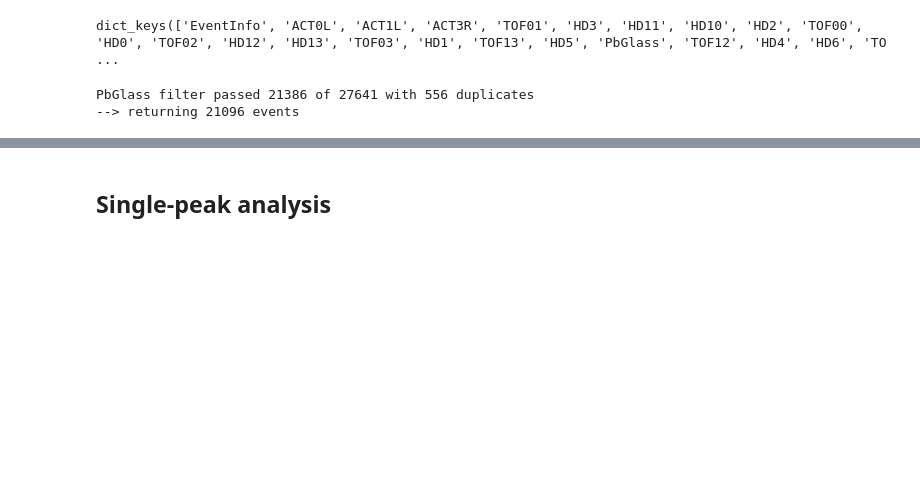
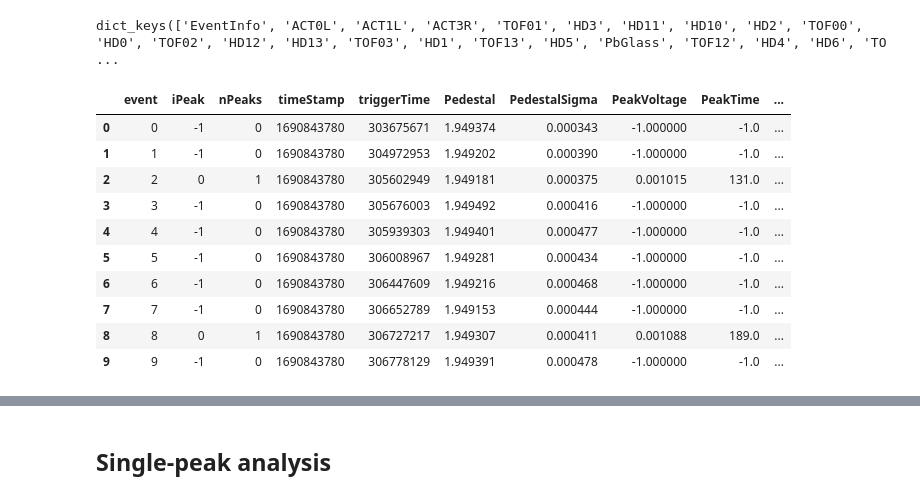
Before and after one commit to jerenner/T9BeamTestAna, a Jupyter notebook: python/new_analysis/hodoscope/hodoscope_analysis.ipynb, the cells around one changed output, grey strips where cells are left out. Drawn from its saved outputs; the diff is of its cells as text; code cells hidden in the pictures; blank space fills up the shorter version.

```diff
--- a/python/new_analysis/hodoscope/hodoscope_analysis.ipynb
+++ b/python/new_analysis/hodoscope/hodoscope_analysis.ipynb
@@ -441,11 +116,18 @@ df_dict = read_dataframes_from_csv("/Users/jrenner/temp/hk/beamtest/ntuple_dataf
 df_dict.keys()
 # %% [output]
 dict_keys(['EventInfo', 'ACT0L', 'ACT1L', 'ACT3R', 'TOF01', 'HD3', 'HD11', 'HD10', 'HD2', 'TOF00', 'HD0', 'TOF02', 'HD12', 'HD13', 'TOF03', 'HD1', 'TOF13', 'HD5', 'PbGlass', 'TOF12', 'HD4', 'HD6', 'TO ...
-# %%
-# Filter 'PbGlass' Peaks Based on Timing
-pb_timing_range = (45, 75)
-pb_filtered = filter_range("PbGlass",df_dict['PbGlass'],'PeakTime',pb_timing_range)
-# %% [output]
-PbGlass filter passed 21386 of 27641 with 556 duplicates
---> returning 21096 events
+# %%
+df_dict['HD1'].head(10)
+# %% [output]
+|  | event | iPeak | nPeaks | timeStamp | triggerTime | Pedestal | PedestalSigma | PeakVoltage | PeakTime | ... |
+| 0 | 0 | -1 | 0 | 1690843780 | 303675671 | 1.949374 | 0.000343 | -1.000000 | -1.0 | ... |
+| 1 | 1 | -1 | 0 | 1690843780 | 304972953 | 1.949202 | 0.000390 | -1.000000 | -1.0 | ... |
+| 2 | 2 | 0 | 1 | 1690843780 | 305602949 | 1.949181 | 0.000375 | 0.001015 | 131.0 | ... |
+| 3 | 3 | -1 | 0 | 1690843780 | 305676003 | 1.949492 | 0.000416 | -1.000000 | -1.0 | ... |
+| 4 | 4 | -1 | 0 | 1690843780 | 305939303 | 1.949401 | 0.000477 | -1.000000 | -1.0 | ... |
+| 5 | 5 | -1 | 0 | 1690843780 | 306008967 | 1.949281 | 0.000434 | -1.000000 | -1.0 | ... |
+| 6 | 6 | -1 | 0 | 1690843780 | 306447609 | 1.949216 | 0.000468 | -1.000000 | -1.0 | ... |
+| 7 | 7 | -1 | 0 | 1690843780 | 306652789 | 1.949153 | 0.000444 | -1.000000 | -1.0 | ... |
+| 8 | 8 | 0 | 1 | 1690843780 | 306727217 | 1.949307 | 0.000411 | 0.001088 | 189.0 | ... |
+| 9 | 9 | -1 | 0 | 1690843780 | 306778129 | 1.949391 | 0.000478 | -1.000000 | -1.0 | ... |
 # %%
```
Also changed, not shown: parts of 19 cells of this notebook, 1 other file.
